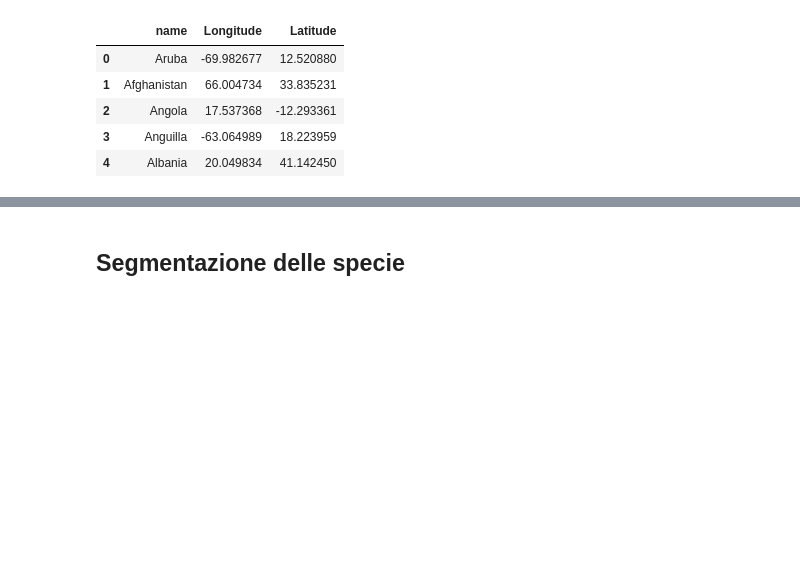
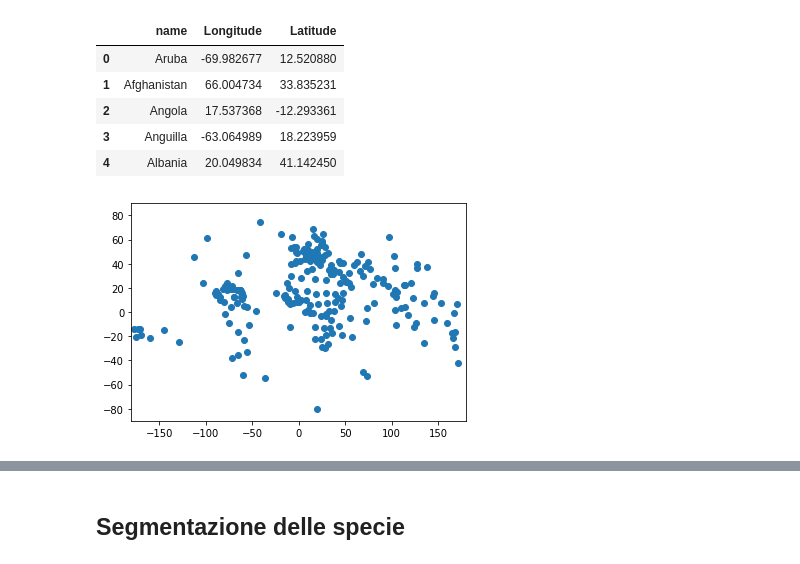
Before and after one commit to soldanoale/DataScience-HEP, a Jupyter notebook: Lezioni/Lezione 5.B - Esercizi.ipynb, the cells around one changed output, grey strips where cells are left out. Drawn from its saved outputs; the diff is of its cells as text; code cells hidden in the pictures; blank space fills up the shorter version.

```diff
--- a/Lezioni/Lezione 5.B - Esercizi.ipynb
+++ b/Lezioni/Lezione 5.B - Esercizi.ipynb
@@ -24,3 +24,12 @@ data.head()
 | 2 | Angola | 17.537368 | -12.293361 |
 | 3 | Anguilla | -63.064989 | 18.223959 |
 | 4 | Albania | 20.049834 | 41.142450 |
+# %%
+import matplotlib.pyplot as plt
+
+plt.scatter(data['Longitude'], data['Latitude'])
+plt.xlim(-180, 180)
+plt.ylim(-90, 90)
+plt.show()
+# %% [output]
+[figure, added]
```
Also changed, not shown: parts of 5 cells of this notebook, 1 other file.
